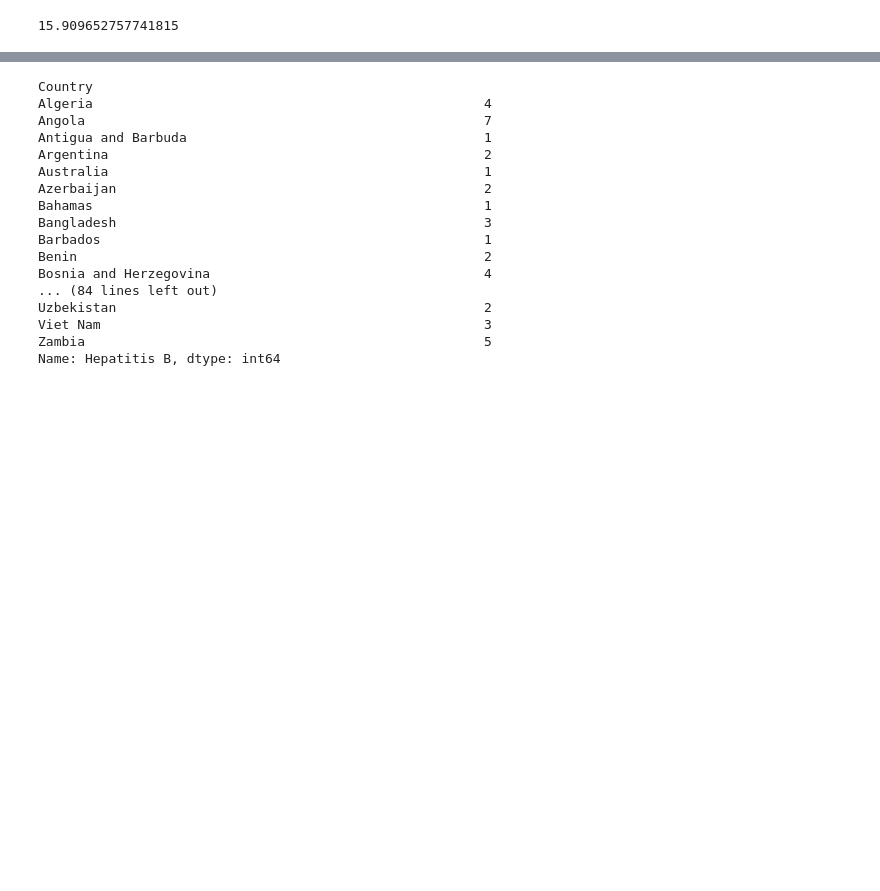
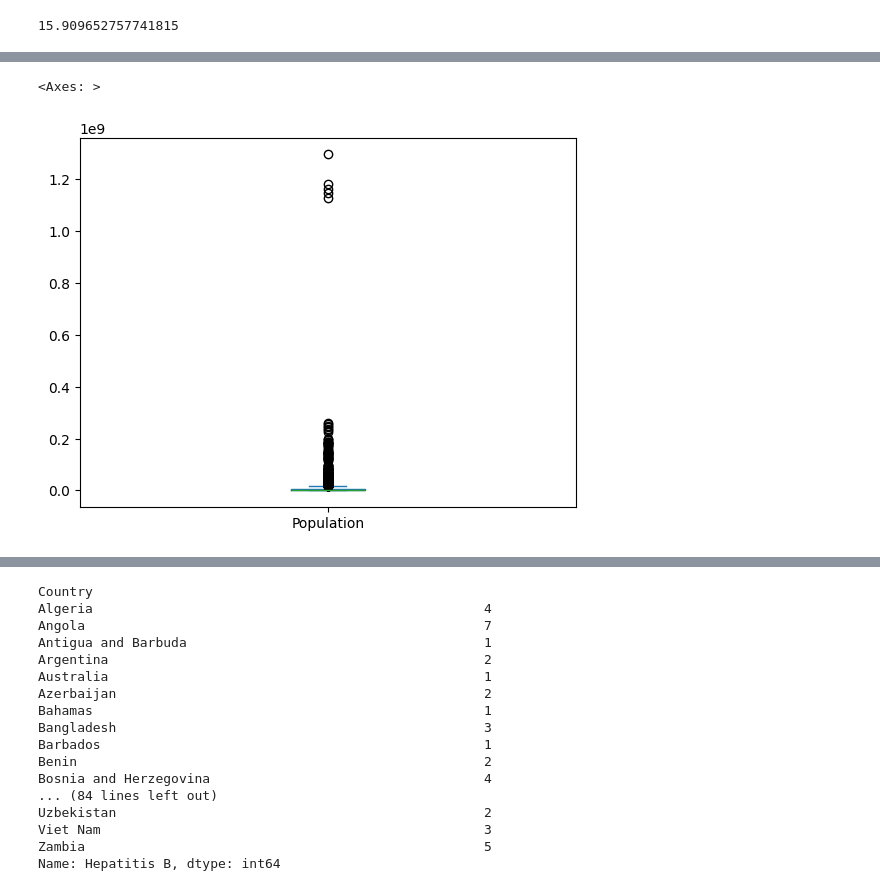
Before and after one commit to paulrichardjacob/Linear_Regression_, a Jupyter notebook: notebooks/1_eds.ipynb, the cells around one changed output, grey strips where cells are left out. Cells and saved outputs as stored; diff of their text form; code cells hidden in the pictures; blank space fills up the shorter version.

```diff
--- a/notebooks/1_eds.ipynb
+++ b/notebooks/1_eds.ipynb
@@ -157,0 +170,5 @@ lir_df['Population'].skew()
+# %%
+lir_df['Population'].plot(kind='box')
+# %% [output]
+<Axes: >
+[figure, added]
```
Also changed, not shown: parts of 6 cells of this notebook, 1 other file.
